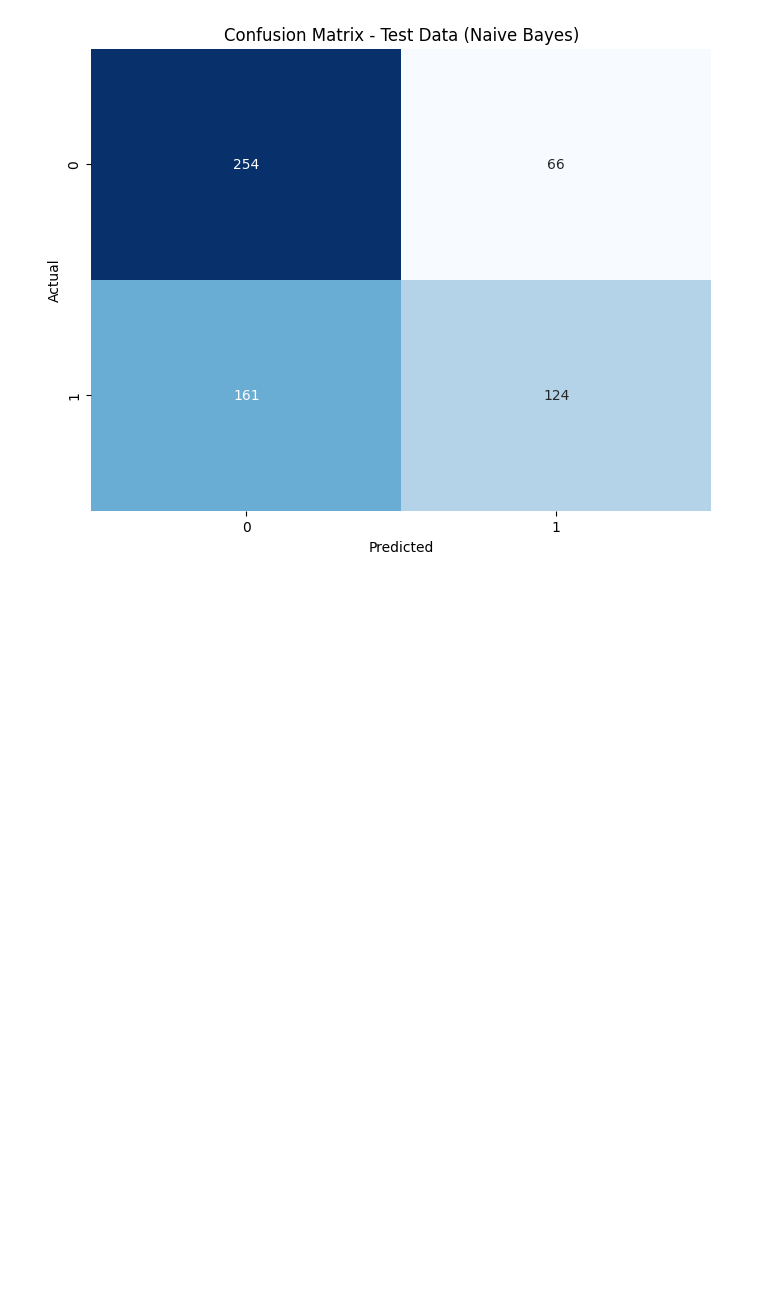
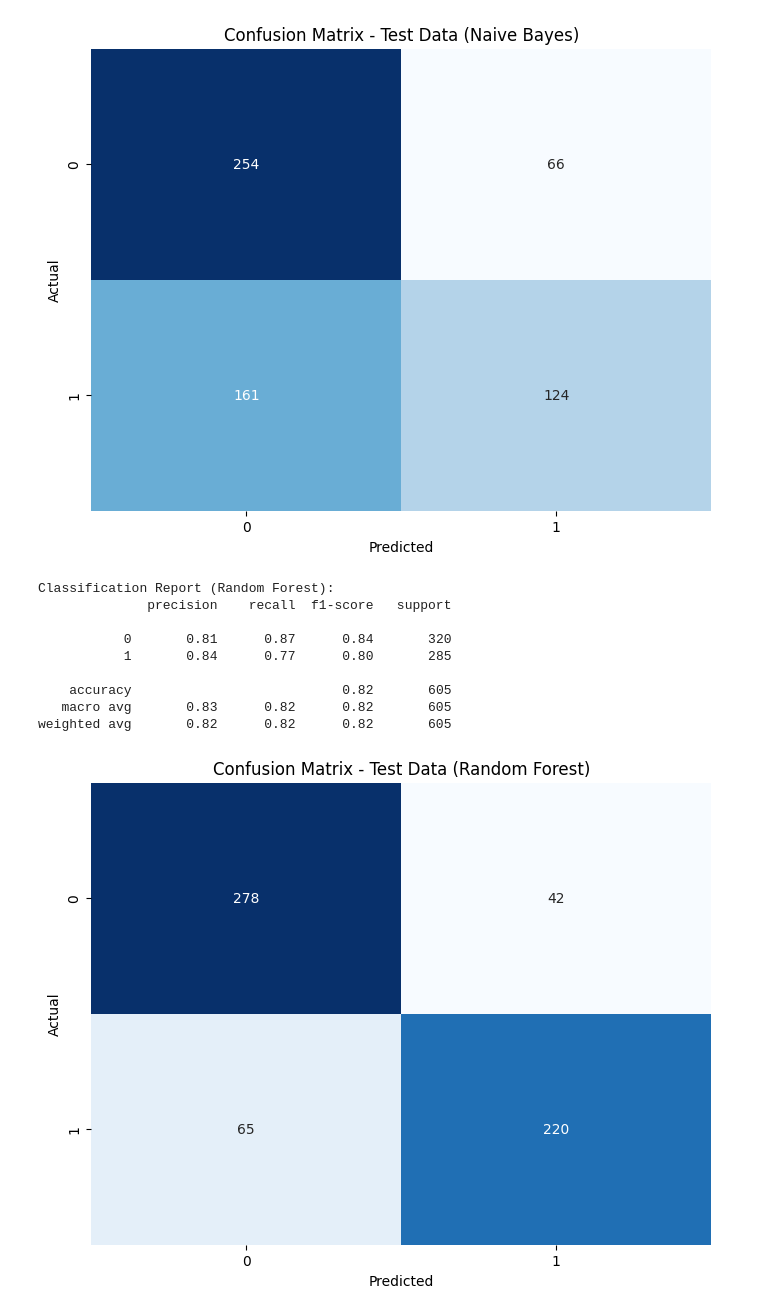
Before and after one commit to SharanyaBurra768/job, a Jupyter notebook: COMP680_Project(Model_Update).ipynb, the cells around one changed output. Saved outputs shown, nothing was run; the diff lists cells and outputs as text; code cells hidden in the pictures; blank space fills up the shorter version.

```diff
--- a/COMP680_Project(Model_Update).ipynb
+++ b/COMP680_Project(Model_Update).ipynb
@@ -320,3 +320,36 @@ Classification Report (Naive Bayes):
    macro avg       0.63      0.61      0.61       605
 weighted avg       0.63      0.62      0.61       605
 [figure]
+# %%
+from sklearn.ensemble import RandomForestClassifier
+
+# Train a Random Forest model
+rf_clf = RandomForestClassifier(n_estimators=100, random_state=42)
+rf_clf.fit(X_train, y_train)
+
+# Evaluate the Random Forest model on the test set
+y_pred_test_rf = rf_clf.predict(X_test)
+
+# Generate and print the classification report
+print("Classification Report (Random Forest):")
+print(classification_report(y_test, y_pred_test_rf))
+
+# Generate and plot the confusion matrix
+cm_rf = confusion_matrix(y_test, y_pred_test_rf)
+plt.figure(figsize=(8, 6))
+sns.heatmap(cm_rf, annot=True, fmt='d', cmap='Blues', cbar=False)
+plt.title("Confusion Matrix - Test Data (Random Forest)")
+plt.xlabel("Predicted")
+plt.ylabel("Actual")
+plt.show()
+# %% [output]
+Classification Report (Random Forest):
+              precision    recall  f1-score   support
+
+           0       0.81      0.87      0.84       320
+           1       0.84      0.77      0.80       285
+
+    accuracy                           0.82       605
+   macro avg       0.83      0.82      0.82       605
+weighted avg       0.82      0.82      0.82       605
+[figure, added]
```
Also changed, not shown: parts of 4 cells of this notebook.
